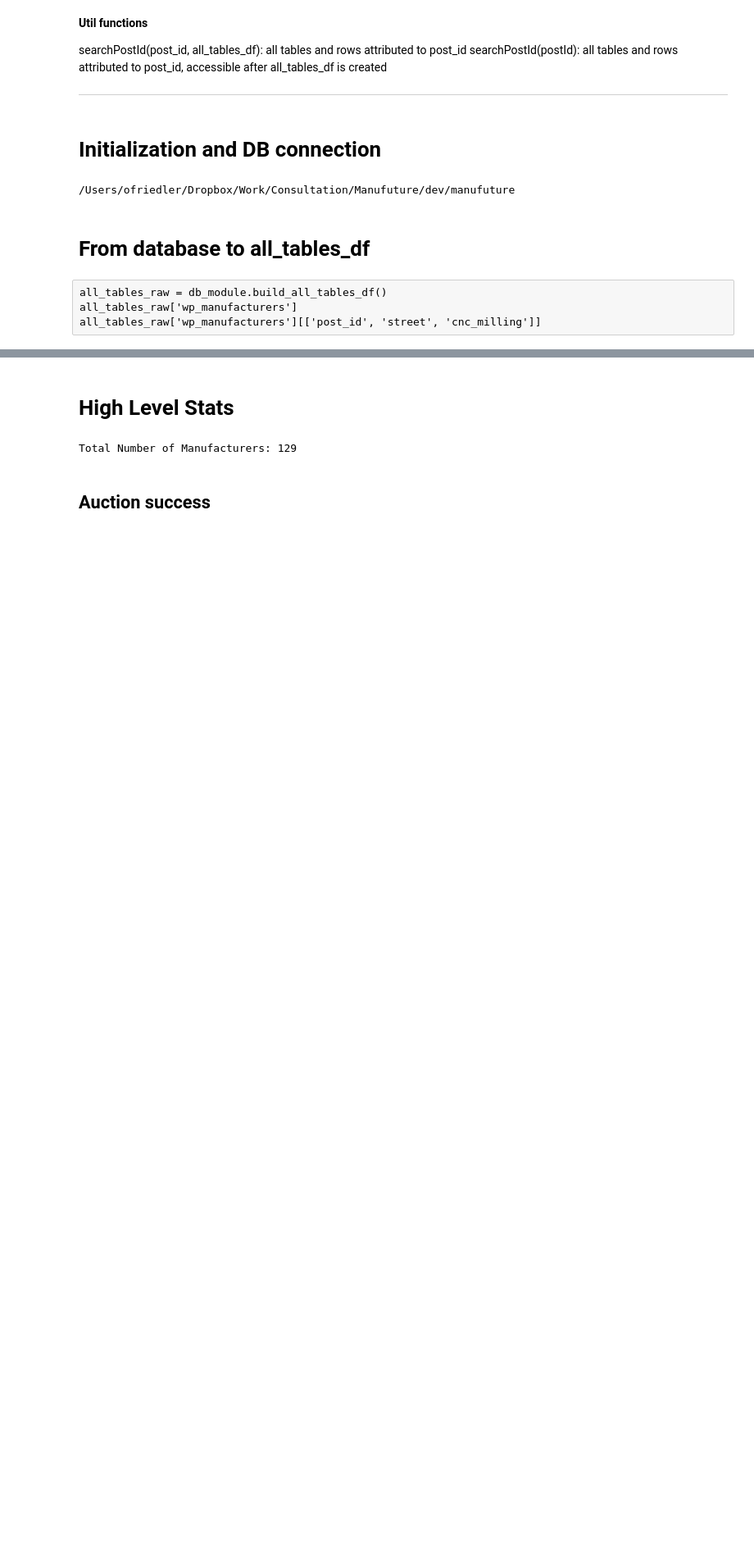
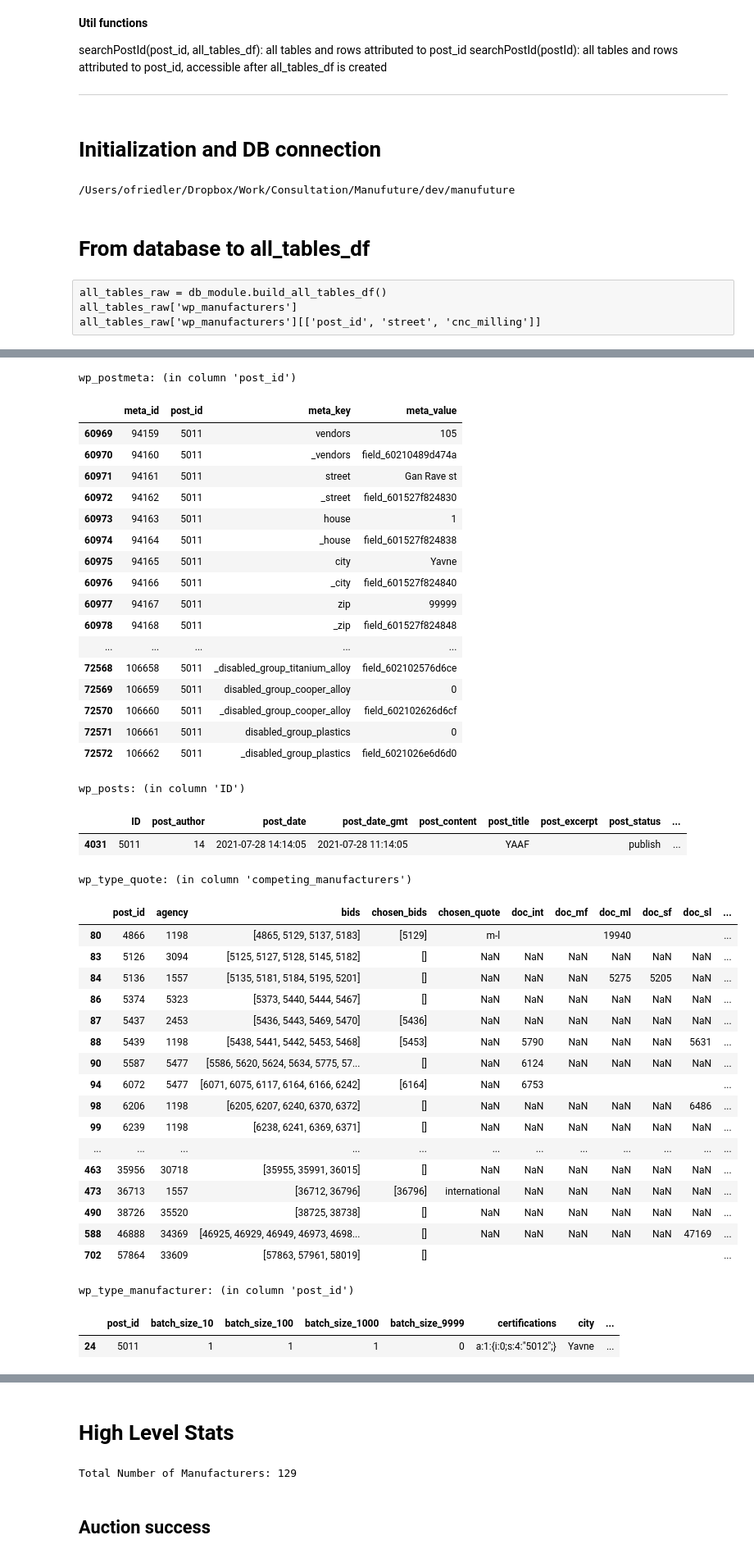
Before and after one commit to ophir-friedler/manufuture, a Jupyter notebook: manu_python/High_level_stats.ipynb, the cells around one changed output, grey strips where cells are left out. Shown at 82% size. Cells and saved outputs as stored; diff of their text form; code cells hidden in the pictures; blank space fills up the shorter version.

```diff
--- a/manu_python/High_level_stats.ipynb
+++ b/manu_python/High_level_stats.ipynb
@@ -58,0 +77,3 @@ def searchString(str_val):
+# %%
+searchPostId(5011)
+# %% [output]
@@ -58,0 +84,42 @@ def searchString(str_val):
+wp_postmeta: (in column 'post_id')
+|  | meta_id | post_id | meta_key | meta_value |
+| 60969 | 94159 | 5011 | vendors | 105 |
+| 60970 | 94160 | 5011 | _vendors | field_60210489d474a |
+| 60971 | 94161 | 5011 | street | Gan Rave st |
+| 60972 | 94162 | 5011 | _street | field_601527f824830 |
+| 60973 | 94163 | 5011 | house | 1 |
+| 60974 | 94164 | 5011 | _house | field_601527f824838 |
+| 60975 | 94165 | 5011 | city | Yavne |
+| 60976 | 94166 | 5011 | _city | field_601527f824840 |
+| 60977 | 94167 | 5011 | zip | 99999 |
+| 60978 | 94168 | 5011 | _zip | field_601527f824848 |
+| ... | ... | ... | ... | ... |
+| 72568 | 106658 | 5011 | _disabled_group_titanium_alloy | field_602102576d6ce |
+| 72569 | 106659 | 5011 | disabled_group_cooper_alloy | 0 |
+| 72570 | 106660 | 5011 | _disabled_group_cooper_alloy | field_602102626d6cf |
+| 72571 | 106661 | 5011 | disabled_group_plastics | 0 |
+| 72572 | 106662 | 5011 | _disabled_group_plastics | field_6021026e6d6d0 |
+wp_posts: (in column 'ID')
+|  | ID | post_author | post_date | post_date_gmt | post_content | post_title | post_excerpt | post_status | ... |
+| 4031 | 5011 | 14 | 2021-07-28 14:14:05 | 2021-07-28 11:14:05 |  | YAAF |  | publish | ... |
+wp_type_quote: (in column 'competing_manufacturers')
+|  | post_id | agency | bids | chosen_bids | chosen_quote | doc_int | doc_mf | doc_ml | doc_sf | doc_sl | ... |
+| 80 | 4866 | 1198 | [4865, 5129, 5137, 5183] | [5129] | m-l |  |  | 19940 |  |  | ... |
+| 83 | 5126 | 3094 | [5125, 5127, 5128, 5145, 5182] | [] | NaN | NaN | NaN | NaN | NaN | NaN | ... |
+| 84 | 5136 | 1557 | [5135, 5181, 5184, 5195, 5201] | [] | NaN | NaN | NaN | 5275 | 5205 | NaN | ... |
+| 86 | 5374 | 5323 | [5373, 5440, 5444, 5467] | [] | NaN | NaN | NaN | NaN | NaN | NaN | ... |
+| 87 | 5437 | 2453 | [5436, 5443, 5469, 5470] | [5436] | NaN | NaN | NaN | NaN | NaN | NaN | ... |
+| 88 | 5439 | 1198 | [5438, 5441, 5442, 5453, 5468] | [5453] | NaN | 5790 | NaN | NaN | NaN | 5631 | ... |
+| 90 | 5587 | 5477 | [5586, 5620, 5624, 5634, 5775, 57... | [] | NaN | 6124 | NaN | NaN | NaN | NaN | ... |
+| 94 | 6072 | 5477 | [6071, 6075, 6117, 6164, 6166, 6242] | [6164] | NaN | 6753 |  |  |  |  | ... |
+| 98 | 6206 | 1198 | [6205, 6207, 6240, 6370, 6372] | [] | NaN | NaN | NaN | NaN | NaN | 6486 | ... |
+| 99 | 6239 | 1198 | [6238, 6241, 6369, 6371] | [] | NaN | NaN | NaN | NaN | NaN | NaN | ... |
+| ... | ... | ... | ... | ... | ... | ... | ... | ... | ... | ... | ... |
+| 463 | 35956 | 30718 | [35955, 35991, 36015] | [] | NaN | NaN | NaN | NaN | NaN | NaN | ... |
+| 473 | 36713 | 1557 | [36712, 36796] | [36796] | international | NaN | NaN | NaN | NaN | NaN | ... |
+| 490 | 38726 | 35520 | [38725, 38738] | [] | NaN | NaN | NaN | NaN | NaN | NaN | ... |
+| 588 | 46888 | 34369 | [46925, 46929, 46949, 46973, 4698... | [] | NaN | NaN | NaN | NaN | NaN | 47169 | ... |
+| 702 | 57864 | 33609 | [57863, 57961, 58019] | [] |  |  |  |  |  |  | ... |
+wp_type_manufacturer: (in column 'post_id')
+|  | post_id | batch_size_10 | batch_size_100 | batch_size_1000 | batch_size_9999 | certifications | city | ... |
+| 24 | 5011 | 1 | 1 | 1 | 0 | a:1:{i:0;s:4:"5012";} | Yavne | ... |
```
Also changed, not shown: parts of 45 cells of this notebook, 10 other files.
